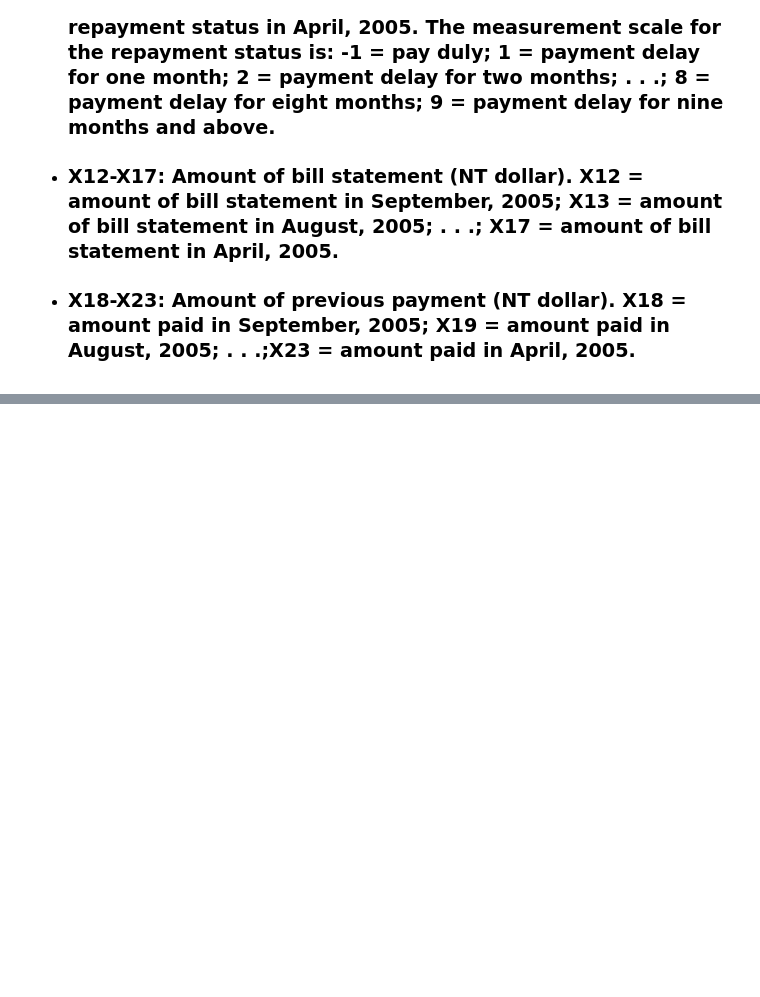
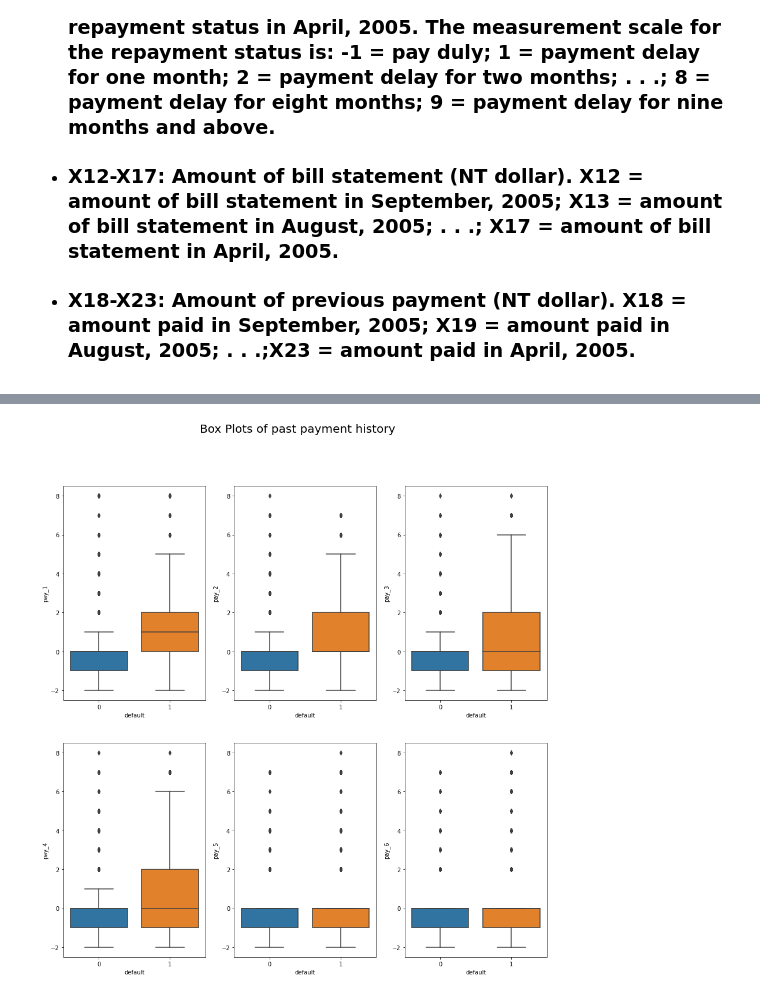
Before and after one commit to ankita-hanamshet/Credit-Card-Default-Prediction, a Jupyter notebook: Credit_Card_Default_Prediction.ipynb, the cells around one changed output, grey strips where cells are left out. Drawn from its saved outputs; the diff is of its cells as text; code cells hidden in the pictures; blank space fills up the shorter version.

```diff
--- a/Credit_Card_Default_Prediction.ipynb
+++ b/Credit_Card_Default_Prediction.ipynb
@@ -34,0 +77,11 @@
+# %%
+#Drop the extra first column and row
+
+#drop Unnamed column
+df=df.drop(['Unnamed: 0'],axis=1)
+
+#replace header with first row
+df.columns = df.iloc[0]
+df = df[1:]
+
+df.head()
@@ -34,0 +239,11 @@
+# %%
+plt.rc('figure', figsize=(15, 15))
+fig=plt.figure()
+fig.suptitle('Box Plots of past payment history', fontsize=20)
+for i in range(1, 7):
+    plt.subplot(2, 3, i)
+    y = 'pay_' + str(i)
+    sns.boxplot(x='default', y=y, data=df)
+plt.show()
+# %% [output]
+[figure, added]
```
Also changed, not shown: parts of 23 cells of this notebook.
